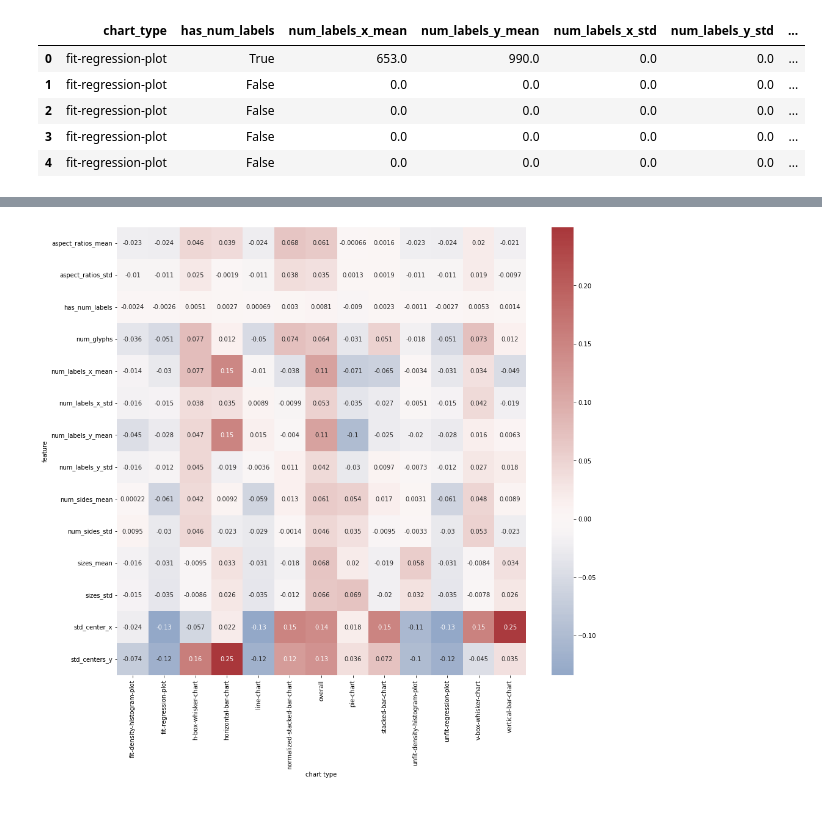
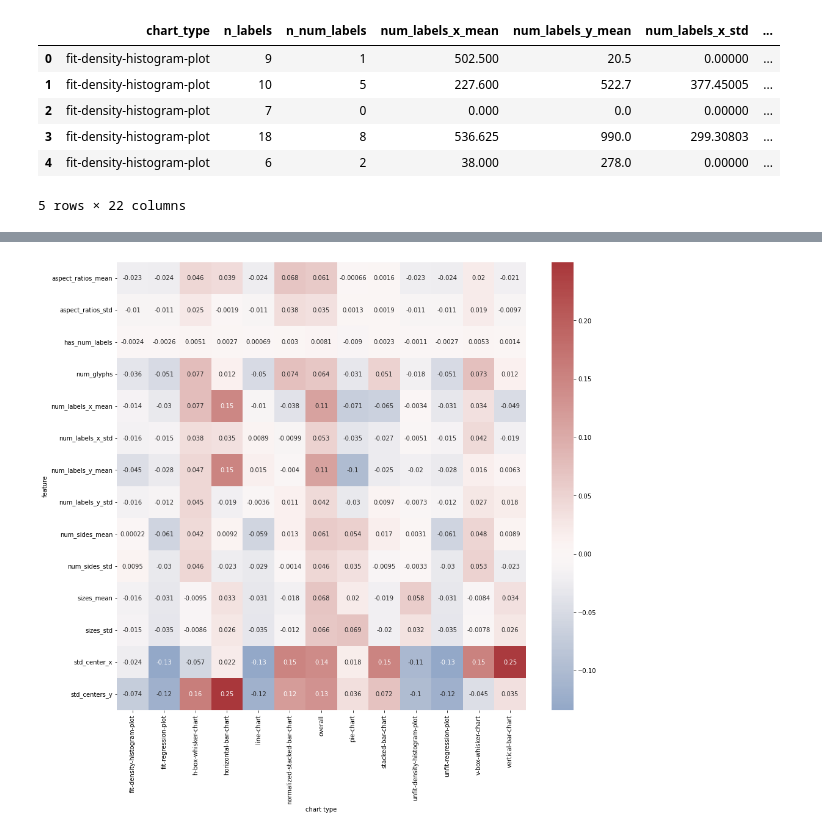
Before and after one commit to g1776/CV-BAGLE, a Jupyter notebook: src/glyph_label_analysis.ipynb, the cells around one changed output, grey strips where cells are left out. Cells and saved outputs as stored; diff of their text form; code cells hidden in the pictures.

```diff
--- a/src/glyph_label_analysis.ipynb
+++ b/src/glyph_label_analysis.ipynb
@@ -3,18 +4,52 @@ import pandas as pd
 from sklearn.model_selection import train_test_split
 from sklearn.ensemble import RandomForestClassifier
 # %%
-df = pd.read_csv(r"C:\Users\grego\Documents\GitHub\DataVizCaptionGeneration\volume\processed\features.csv")
+data = pickle.load(open(r"C:\Users\grego\Documents\GitHub\DataVizCaptionGeneration\volume\processed\features.pkl", "rb"))
+df = pd.DataFrame(data,
+columns=[
+        # chart type
+        'chart_type',
 
-df.drop("Unnamed: 0", axis=1, inplace=True)
+        # label features
+        "n_labels",
+        "n_num_labels",
+        "num_labels_x_mean",
+        "num_labels_y_mean",
+        "num_labels_x_std",
+        "num_labels_y_std",
+
+        # glyph features
+        "sizes_mean_large",
+        "sizes_std_large",
+        "std_center_x_large",
+        "std_centers_y_large",
+        "num_sides_mean_large",
+        "num_sides_std_large",
+        "aspect_ratios_mean_large",
+        "aspect_ratios_std_large",
+        "num_glyphs_large",
+        "std_center_x_small",
+        "std_centers_y_small",
+        "num_glyphs_small",
+        "aspect_ratios_mean_small",
+        "aspect_ratios_std_small",
+
+        # chart file name
+        "chart_fp"
+]
+)
+
+# df.drop("Unnamed: 0", axis=1, inplace=True)
 
 df.head()
 # %% [output]
-|  | chart_type | has_num_labels | num_labels_x_mean | num_labels_y_mean | num_labels_x_std | num_labels_y_std | ... |
-| 0 | fit-regression-plot | True | 653.0 | 990.0 | 0.0 | 0.0 | ... |
-| 1 | fit-regression-plot | False | 0.0 | 0.0 | 0.0 | 0.0 | ... |
-| 2 | fit-regression-plot | False | 0.0 | 0.0 | 0.0 | 0.0 | ... |
-| 3 | fit-regression-plot | False | 0.0 | 0.0 | 0.0 | 0.0 | ... |
-| 4 | fit-regression-plot | False | 0.0 | 0.0 | 0.0 | 0.0 | ... |
+|  | chart_type | n_labels | n_num_labels | num_labels_x_mean | num_labels_y_mean | num_labels_x_std | ... |
+| 0 | fit-density-histogram-plot | 9 | 1 | 502.500 | 20.5 | 0.00000 | ... |
+| 1 | fit-density-histogram-plot | 10 | 5 | 227.600 | 522.7 | 377.45005 | ... |
+| 2 | fit-density-histogram-plot | 7 | 0 | 0.000 | 0.0 | 0.00000 | ... |
+| 3 | fit-density-histogram-plot | 18 | 8 | 536.625 | 990.0 | 299.30803 | ... |
+| 4 | fit-density-histogram-plot | 6 | 2 | 38.000 | 278.0 | 0.00000 | ... |
+5 rows × 22 columns
 # %%
 # we don't need this column for the analysis
 df.drop("chart_fp", axis=1, inplace=True)
```
Also changed, not shown: parts of 3 cells of this notebook, 3 other files.
